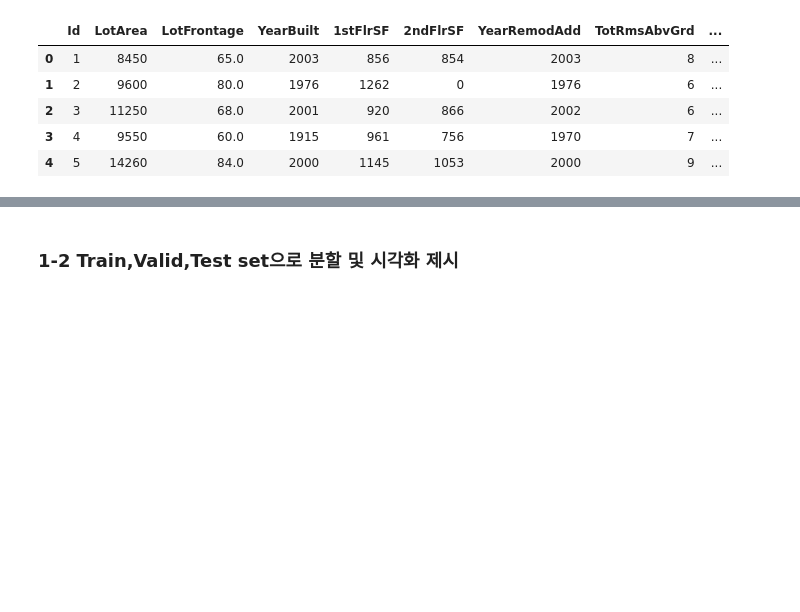
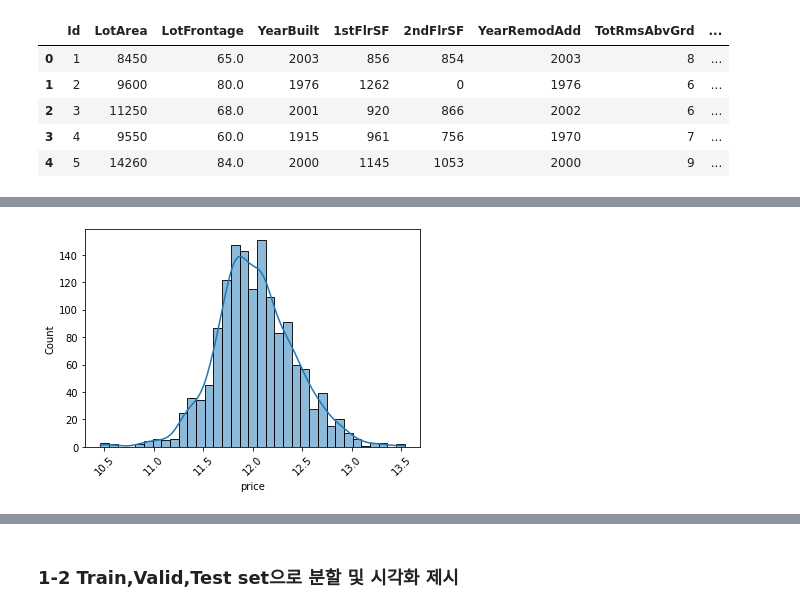
Before and after one commit to Ssunbell/ADP_study, a Jupyter notebook: 4주차/boeun/17회_기출문제_boeun.ipynb, the cells around one changed output, grey strips where cells are left out. Saved outputs shown, nothing was run; the diff lists cells and outputs as text; code cells hidden in the pictures; blank space fills up the shorter version.

```diff
--- a/4주차/boeun/17회_기출문제_boeun.ipynb
+++ b/4주차/boeun/17회_기출문제_boeun.ipynb
@@ -24,0 +86,7 @@ df1.head()
+# %%
+# 1) 타깃값의 분포 정규분포인지 확인 -> 정규분포
+plt.xticks(rotation=45)
+sns.histplot(df1['price'], kde=True)
+plt.show()
+# %% [output]
+[figure, added]
```
Also changed, not shown: parts of 31 cells of this notebook, 5 other files.
